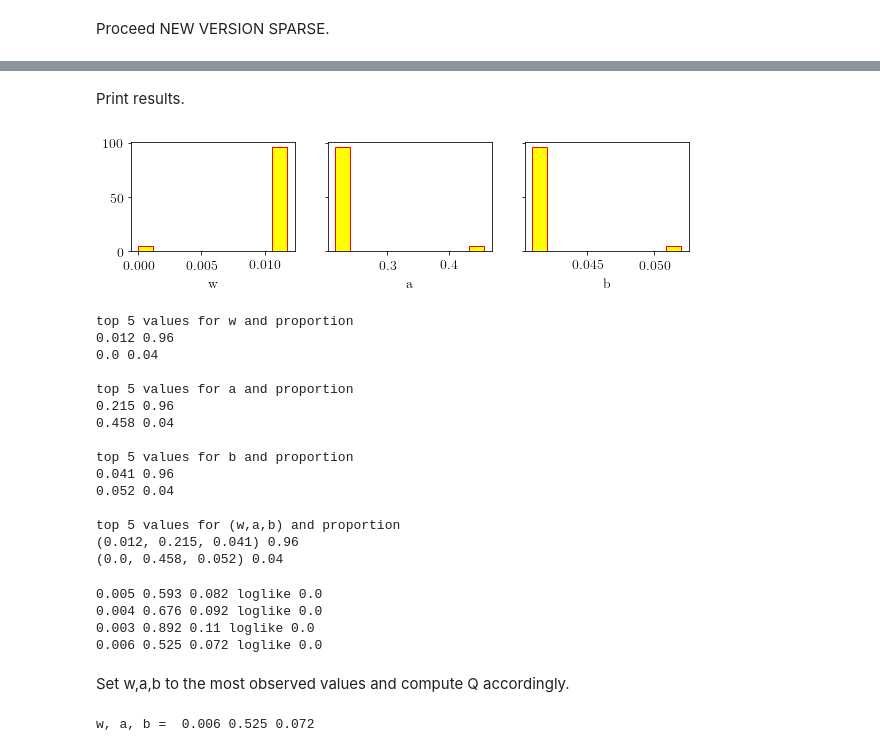
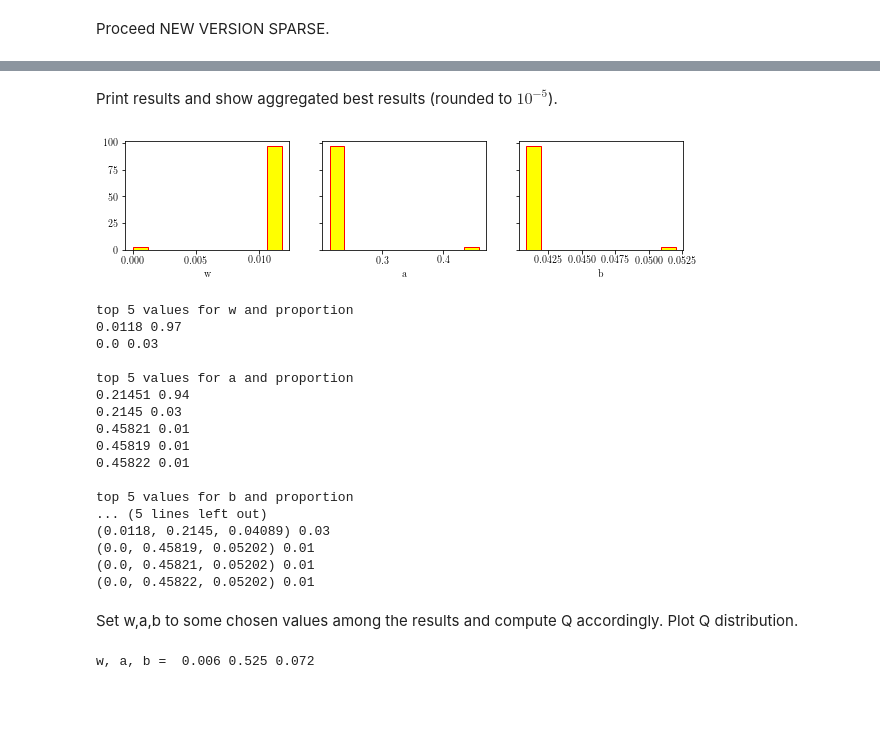
Before and after one commit to yokaiAG/Stage2019, a Jupyter notebook: Code/Newman_scalable_adaptiveW.ipynb, the cells around one changed output, grey strips where cells are left out. Cells and saved outputs as stored; diff of their text form; code cells hidden in the pictures; blank space fills up the shorter version.

```diff
--- a/Code/Newman_scalable_adaptiveW.ipynb
+++ b/Code/Newman_scalable_adaptiveW.ipynb
@@ -122,3 +119,8 @@ verbose = False
+# %%
+eps = 10**(-3) # convergence criterion
+repetitions = 100 # number of times we repeat the algorithm
+max_iter = 100 # max number of iterations
+verbose = False # True to print some infos at each iteration
 # %% [markdown]
 Proceed NEW VERSION SPARSE.
 # %%
@@ -208,73 +227,58 @@ repetition 100/100 --- elapsed time 8.186
-# %% [markdown]
-Print results.
+# %% [markdown]
+Print results and show aggregated best results (rounded to $10^{-5}$).
 # %%
 # plot the results
 plt.rcParams["figure.figsize"] = [10,2]
 fig, ax = plt.subplots(1, 3, sharey=True)
 for i,(key,values) in enumerate(results.items()):
     values = sorted(values)
     ax[i].hist(values, label=key, facecolor='yellow', edgecolor='red')
     ax[i].set_xlabel(key)
 plt.show()
 plt.close()
 
 # print results
 for key,val in results.items():
     print("top 5 values for {} and proportion".format(key))
-    val = [round(v,3) for v in val]
+    val = [round(v,5) for v in val]
     valcount = list()
     for v in set(val):
         valcount.append((v, val.count(v)/len(val)))
     valcount = sorted(valcount, key=itemgetter(1), reverse=True)
     for x in valcount[:5]:
         print(x[0], x[1])
     print()
 
 print("top 5 values for (w,a,b) and proportion")
 val = list()
 for i in range(len(results['w'])):
-    val.append((round(results['w'][i],3), round(results['a'][i],3), round(results['b'][i],3)))
+    val.append((round(results['w'][i],5), round(results['a'][i],5), round(results['b'][i],5)))
 valcount = list()
 for v in set(val):
     valcount.append((v, val.count(v)/len(val)))
 valcount = sorted(valcount, key=itemgetter(1), reverse=True)
 for x in valcount[:5]:
     print(x[0], x[1])
 print()
 # %% [output]
-[figure, old version]
+[figure, new version]
 top 5 values for w and proportion
-0.012 0.96
-0.0 0.04
+0.0118 0.97
+0.0 0.03
 
 top 5 values for a and proportion
-0.215 0.96
-0.458 0.04
+0.21451 0.94
+0.2145 0.03
+0.45821 0.01
+0.45819 0.01
+0.45822 0.01
 
 top 5 values for b and proportion
-0.041 0.96
-0.052 0.04
-
-top 5 values for (w,a,b) and proportion
-(0.012, 0.215, 0.041) 0.96
-(0.0, 0.458, 0.052) 0.04
+... (5 lines left out)
+(0.0118, 0.2145, 0.04089) 0.03
+(0.0, 0.45819, 0.05202) 0.01
+(0.0, 0.45821, 0.05202) 0.01
+(0.0, 0.45822, 0.05202) 0.01
-# %%
-for (w_, a_, b_) in {(0.003, 0.892, 0.11), (0.004, 0.676, 0.092), (0.005, 0.593, 0.082), (0.006, 0.525, 0.072)}:
-    loglike = 1
-    for i in N:
-        n = N[i]
-        for j in users:
-            if j in E[i]:
-                e = E[i][j]
-            else:
-                e = 0
-            loglike *= w_ * a_**e * (1-a_)**(n-e) + (1-w_) * b_**e * (1-b_)**(n-e)
-    print(w_, a_, b_, 'loglike', loglike)
-# %% [output]
-0.005 0.593 0.082 loglike 0.0
-0.004 0.676 0.092 loglike 0.0
-0.003 0.892 0.11 loglike 0.0
-0.006 0.525 0.072 loglike 0.0
 # %% [markdown]
-Set w,a,b to the most observed values and compute Q accordingly.
+Set w,a,b to some chosen values among the results and compute Q accordingly. Plot Q distribution.
 # %%
```
Also changed, not shown: parts of 19 cells of this notebook, 30 other files.
